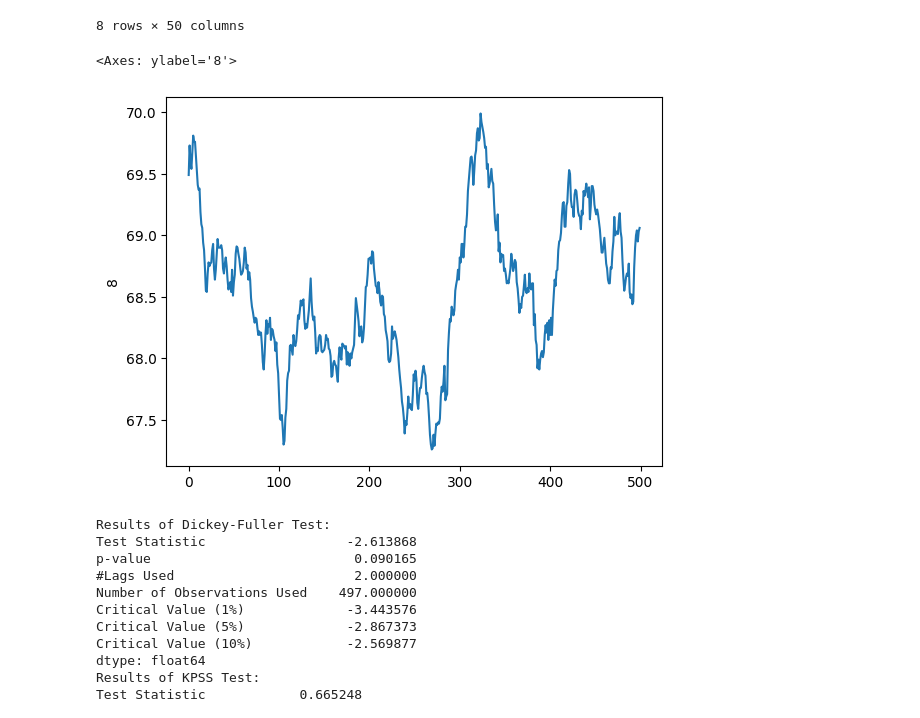
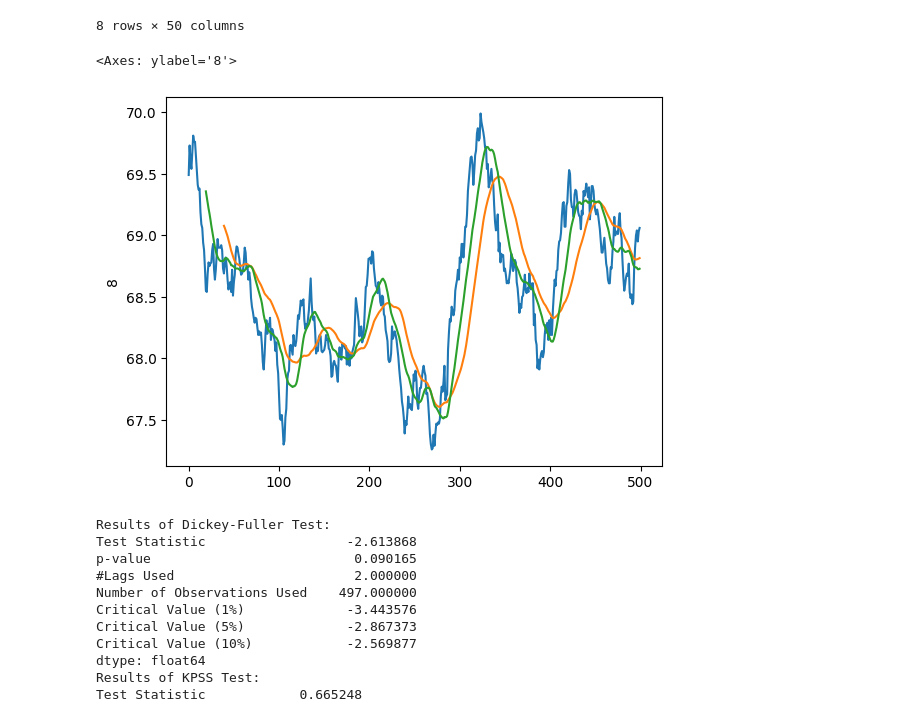
Before and after one commit to Troppydash/algothon, a Jupyter notebook: da/khang_strategy.ipynb, the cells around one changed output. Saved outputs shown, nothing was run; the diff lists cells and outputs as text; code cells hidden in the pictures.

Commit message:
Push moving average and mean revert

```diff
--- a/da/khang_strategy.ipynb
+++ b/da/khang_strategy.ipynb
@@ -23,9 +23,11 @@ df.describe()
 # %%
 # Deal with 8
 sns.lineplot(df[8])
+sns.lineplot(df[8].rolling(40).mean())
+sns.lineplot(df[8].rolling(20).mean())
 # %% [output]
 <Axes: ylabel='8'>
-[figure, old version]
+[figure, new version]
 # %%
 # Check if stationary
 # Non-stationary
```
Also changed, not shown: parts of 3 cells of this notebook, 2 other files.
